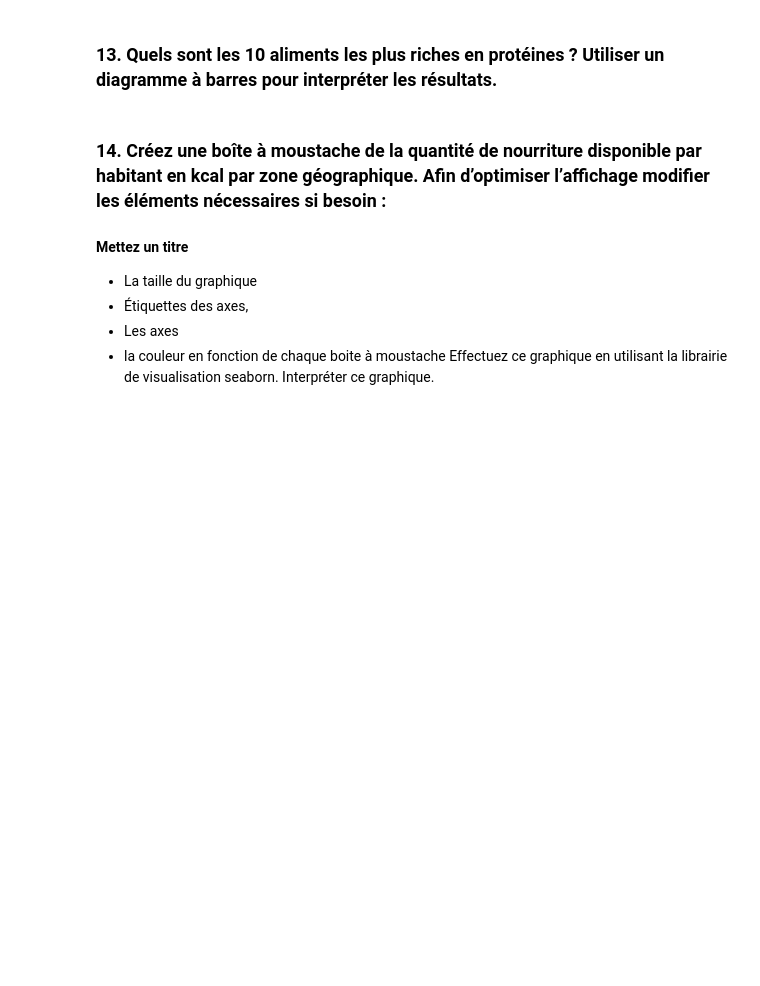
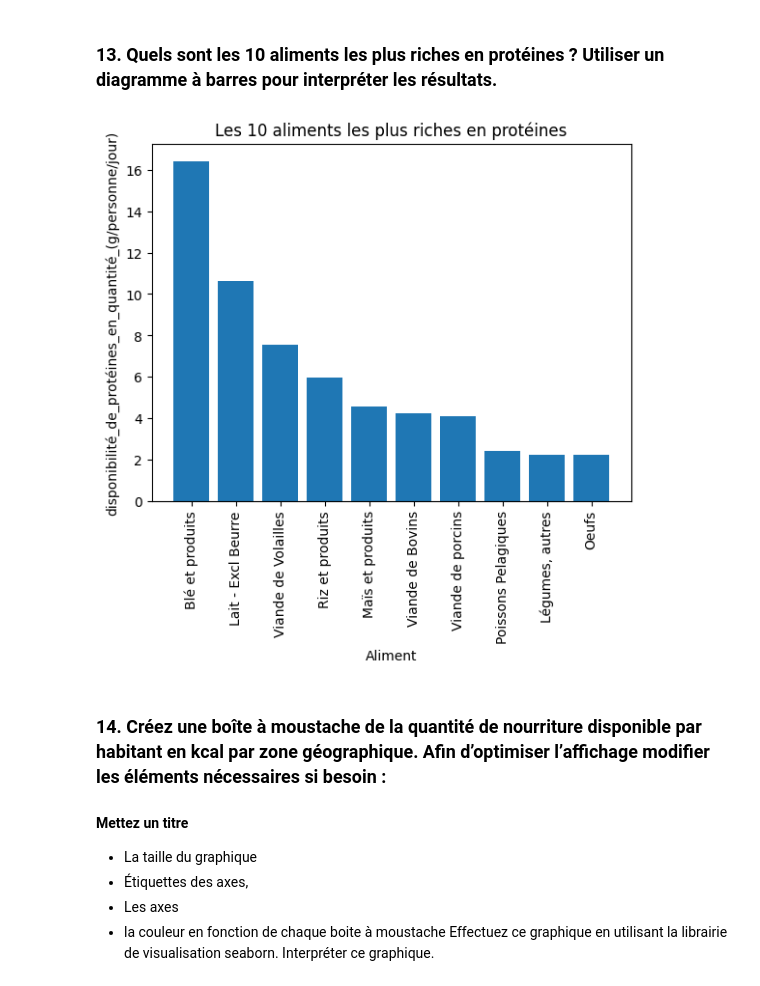
Before and after one commit to DonzerHD/Pandas_Dev_IA, a Jupyter notebook: Pandas_Activité.ipynb, the cells around one changed output. Saved outputs shown, nothing was run; the diff lists cells and outputs as text; code cells hidden in the pictures; blank space fills up the shorter version.

```diff
--- a/Pandas_Activité.ipynb
+++ b/Pandas_Activité.ipynb
@@ -604,5 +678,17 @@ df_agrege
 # %% [markdown]
 ### 13. Quels sont les 10 aliments les plus riches en protéines ? Utiliser un diagramme à barres pour interpréter les résultats.
+# %%
+df_proteine_moyenne = df_dispo.groupby('produit')['disponibilité_de_protéines_en_quantité_(g/personne/jour)'].mean().reset_index()
+top_10_proteines = df_proteine_moyenne.sort_values(by='disponibilité_de_protéines_en_quantité_(g/personne/jour)', ascending=False).head(10)
+
+plt.bar(top_10_proteines['produit'], top_10_proteines['disponibilité_de_protéines_en_quantité_(g/personne/jour)'])
+plt.xticks(rotation=90)
+plt.title('Les 10 aliments les plus riches en protéines')
+plt.xlabel('Aliment')
+plt.ylabel('disponibilité_de_protéines_en_quantité_(g/personne/jour)')
+plt.show()
+# %% [output]
+[figure, added]
 # %% [markdown]
 ### 14. Créez une boîte à moustache de la quantité de nourriture disponible par habitant en kcal par zone géographique. Afin d’optimiser l’affichage modifier les éléments nécessaires si besoin :
 #### Mettez un titre
```
Also changed, not shown: parts of 4 cells of this notebook.
